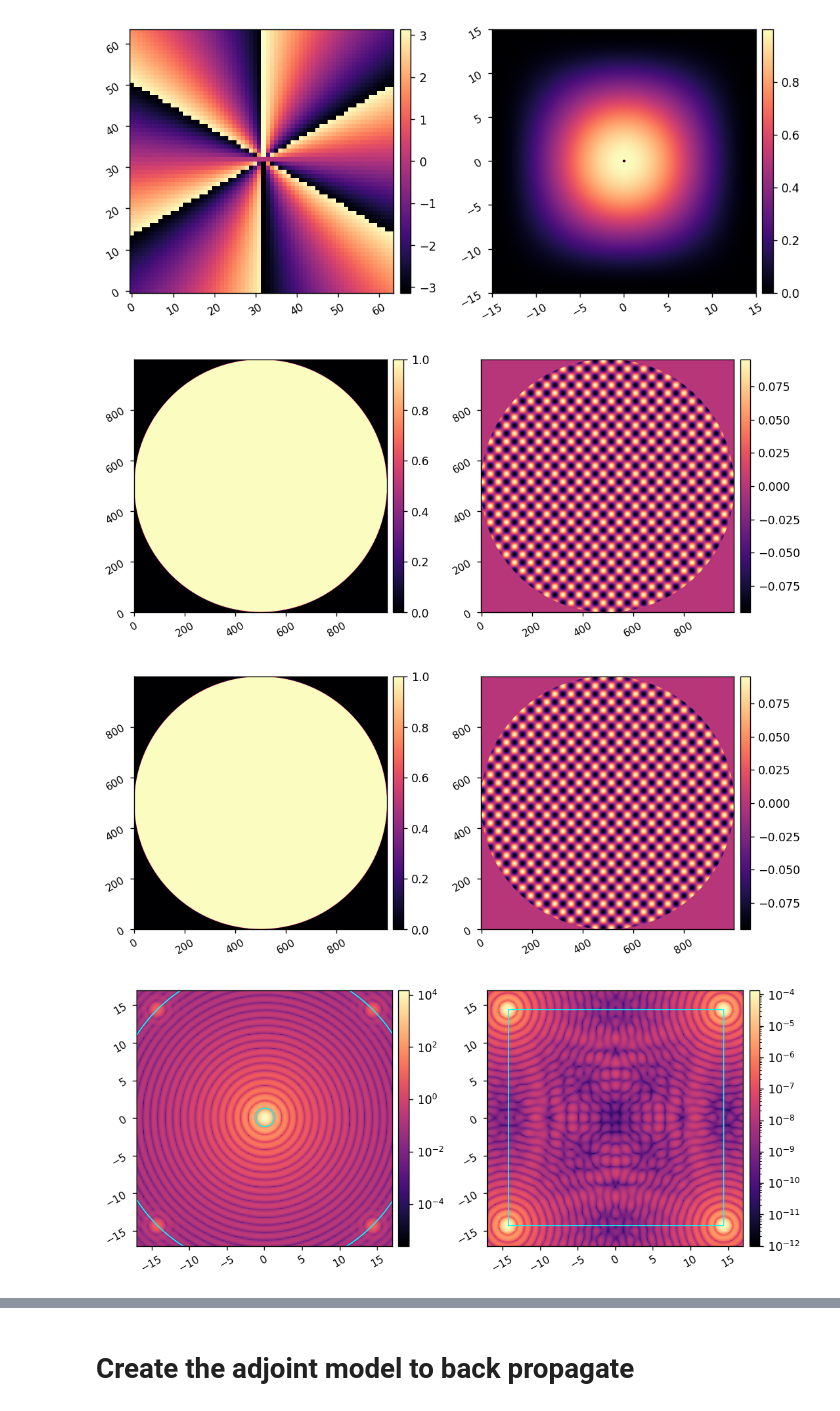
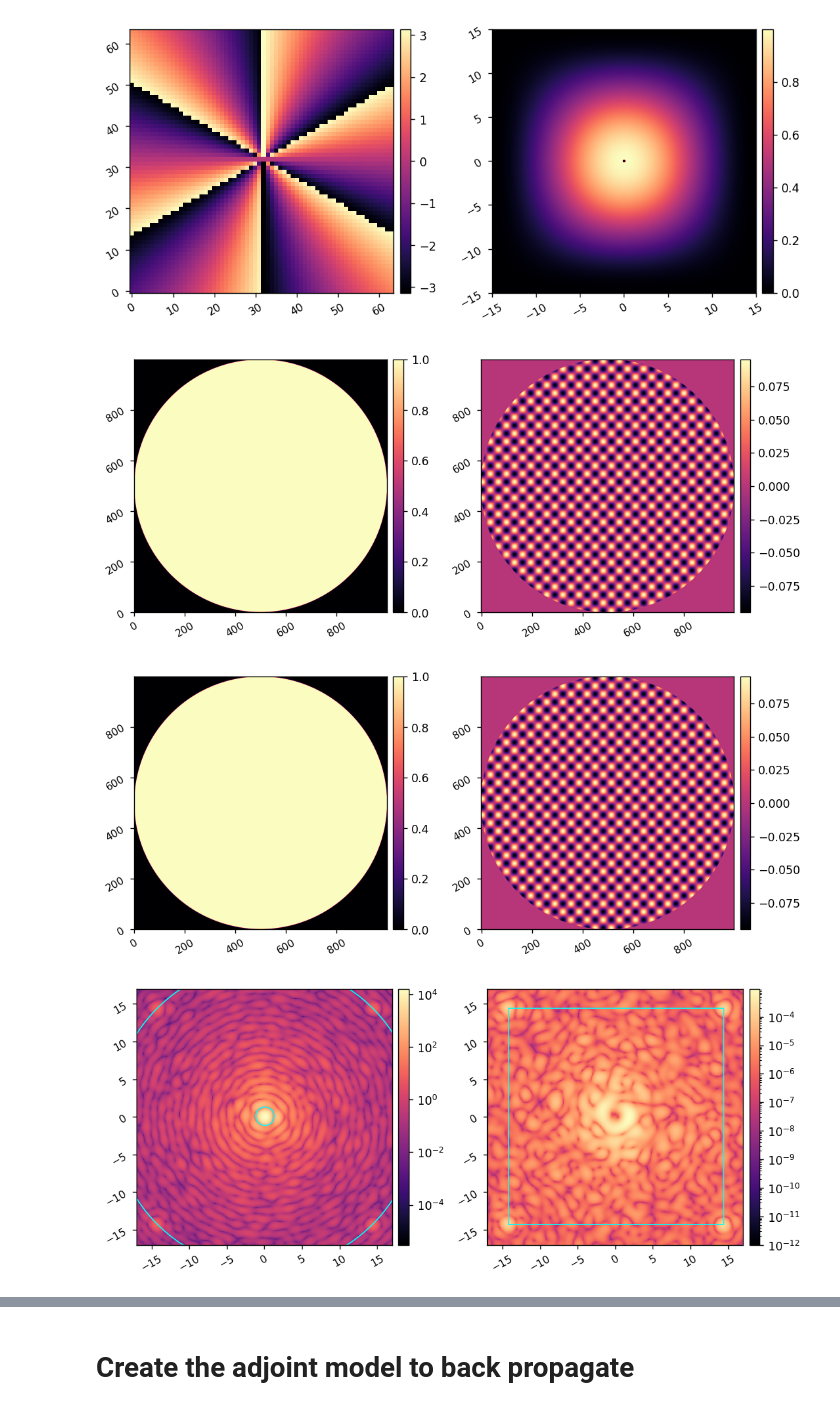
Before and after one commit to uasal/scoob-psf, a Jupyter notebook: example-notebooks/ad_scoob_tests.ipynb, the cells around one changed output, grey strips where cells are left out. Saved outputs shown, nothing was run; the diff lists cells and outputs as text; code cells hidden in the pictures.

Commit message:
figuring out EFC cost function stuff for the adjoint model

```diff
--- a/example-notebooks/ad_scoob_tests.ipynb
+++ b/example-notebooks/ad_scoob_tests.ipynb
@@ -57,8 +59,6 @@ wfe_opd = xp.angle(WFE)*wavelength.to_value(u.m)/2/np.pi
 rms_amp = xp.sqrt(xp.mean(xp.square(wfe_amp[mask]-1)))
 rms_opd = xp.sqrt(xp.mean(xp.square(wfe_opd[mask])))
 imshow2(wfe_amp, wfe_opd,  f'{rms_amp:.3f}', f'{rms_opd:.3e}')
-
-WFE = APERTURE
 # %% [output]
 Oversampling > 2x suggested for reliable results in Fresnel propagation.
 916
@@ -144,10 +144,9 @@ npsf = 200
 # %% [output]
 [figure]
 [figure]
-# %%
-crad = 34/2 * 9.4/10.2 * 8.6/9.4
 # %%
-def forward_model(actuators, use_vortex=True):
+def forward_model(actuators, use_vortex=True, use_wfe=True):
+    actuators = xp.array(actuators)
     command = xp.zeros((Nact,Nact))
     command[dm_mask] = actuators
     mft_command = Mx_dm@command@My_dm
@@ -156,11 +155,13 @@ def forward_model(actuators, use_vortex=True):
 
     dm_phasor = xp.exp(1j * 4*xp.pi/wavelength.to_value(u.m) * dm_surf)
     wf = utils.pad_or_crop(APERTURE, N).astype(xp.complex128)
-    # imshow2(xp.abs(wf), xp.angle(wf), npix=npix)
+
     wf *= utils.pad_or_crop(dm_phasor, N)
     imshow2(xp.abs(wf), xp.angle(wf), npix=npix)
-    wf *= utils.pad_or_crop(WFE, N)
-    # imshow2(xp.abs(wf), xp.angle(wf), npix=npix)
+
+    if use_wfe:
+        wf *= utils.pad_or_crop(WFE, N)
+        # imshow2(xp.abs(wf), xp.angle(wf), npix=npix)
 
     if use_vortex:
         lres_wf = utils.pad_or_crop(wf, N_vortex_lres) # pad to the larger array for the low res propagation
@@ -185,31 +186,31 @@ def forward_model(actuators, use_vortex=True):
     fpwf = props.mft_forward(wf, psf_pixelscale_lamD, npsf)
 
     return fpwf
 
 acts = np.zeros(Nacts)
 
 waffle_command = 10e-9 * xp.ones((Nact,Nact))
 waffle_command[1::2, ::2] *= -1
 waffle_command[::2, 1::2] *= -1
 acts = ensure_np_array(waffle_command[dm_mask])
 
 # waffle_command = 10e-9 * xp.ones((Nact,Nact))
 # waffle_command[::2,::2] *= -1
 # waffle_command[1::2, 1::2] = 0
 # acts = ensure_np_array(waffle_command[dm_mask])
 
 psf_wf = forward_model(acts, use_vortex=False)
 coro_wf = forward_model(acts)
 
 psf = xp.abs(psf_wf)**2
 coro_im = xp.abs(coro_wf)**2
 imshow2(psf, coro_im/xp.max(psf),
         pxscl=psf_pixelscale_lamD,
         patches1=[Circle((psf_pixelscale_lamD/2,psf_pixelscale_lamD/2), 1.22, fill=False, color='cyan'),
                   Circle((psf_pixelscale_lamD/2,psf_pixelscale_lamD/2), np.sqrt(2)*14.33, fill=False, color='cyan')],
         patches2=[Rectangle((-crad+psf_pixelscale_lamD/2, -crad+psf_pixelscale_lamD/2), crad*2, crad*2, fill=False, color='cyan', )],
         lognorm=True, vmin2=1e-12)
 # %% [output]
 [figure]
 [figure]
-[figure, old version]
+[figure, new version]
```
Also changed, not shown: parts of 6 cells of this notebook.
